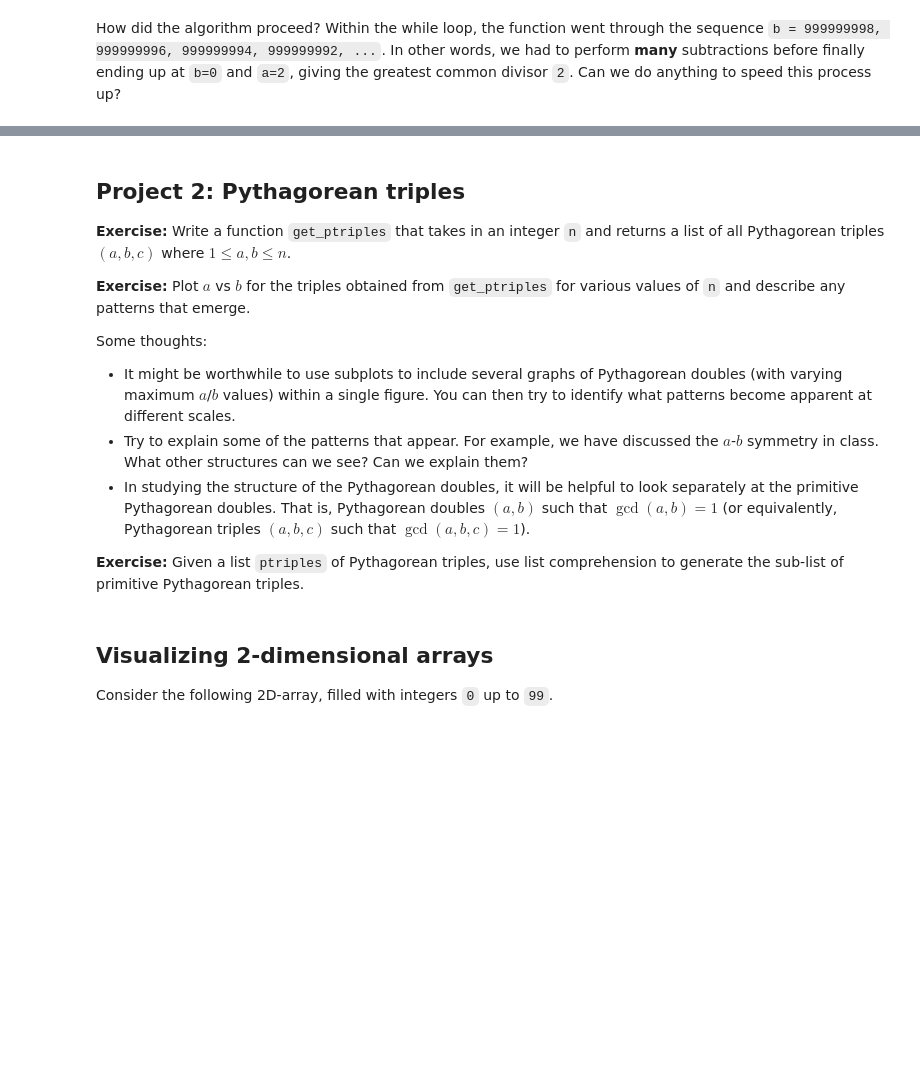
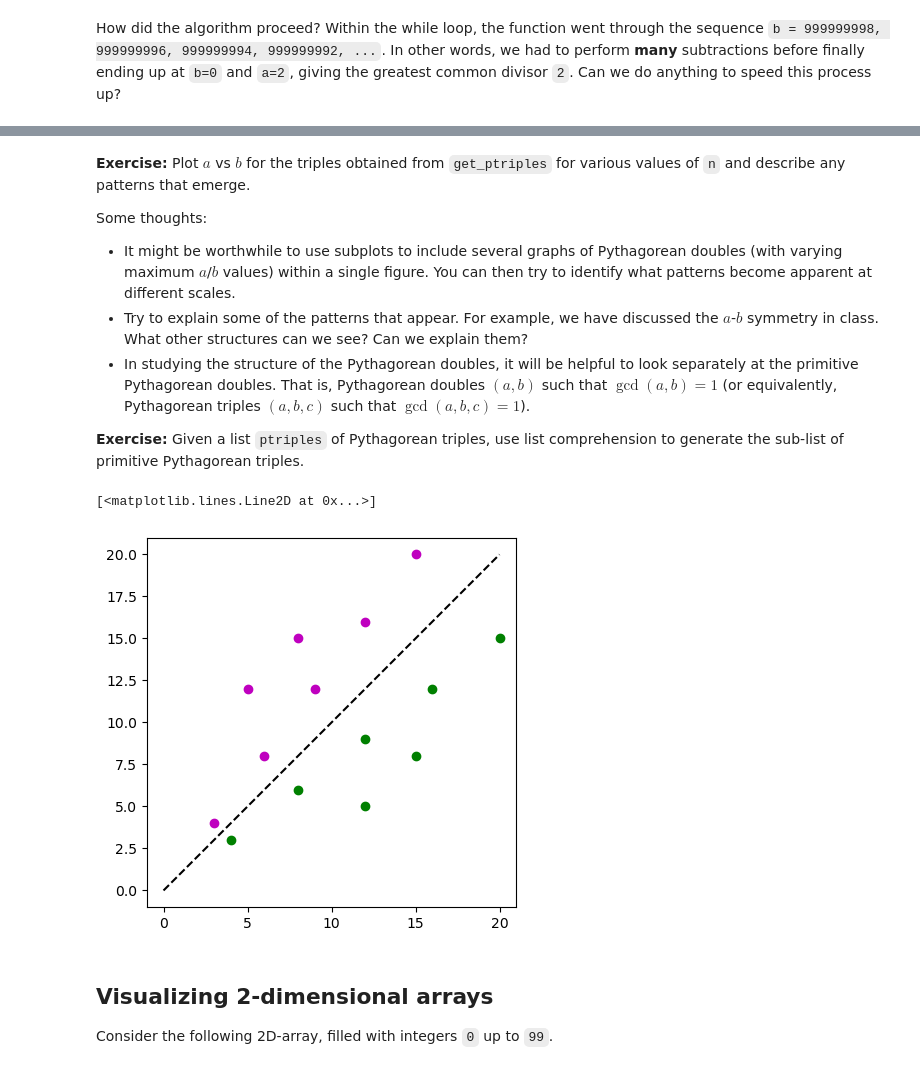
Before and after one commit to jllottes/jllottes.github.io, a Jupyter notebook: _static/weekly_notebooks/week06_notebook_day2.ipynb, the cells around one changed output, grey strips where cells are left out. Saved outputs shown, nothing was run; the diff lists cells and outputs as text; code cells hidden in the pictures; blank space fills up the shorter version.

```diff
--- a/_static/weekly_notebooks/week06_notebook_day2.ipynb
+++ b/_static/weekly_notebooks/week06_notebook_day2.ipynb
@@ -26,0 +48,12 @@ How did the algorithm proceed? Within the while loop, the function went through
+# %%
+def is_square(n):
+    sqrt_n = n**(1/2)
+    if round(sqrt_n)**2 == n:
+        return True
+    else:
+        return False
+# %%
+for a in range(1,n+1):
+    for b in range(1,n+1):
+        if is_square(a**2 + b**2):
+            c =
@@ -27,8 +64,4 @@ How did the algorithm proceed? Within the while loop, the function went through
 # %% [markdown]
-## Project 2: Pythagorean triples
-
-**Exercise:** Write a function `get_ptriples` that takes in an integer `n` and returns a list of all Pythagorean triples $(a,b,c)$ where $1 \leq a, b \leq n$.
-
 **Exercise:** Plot $a$ vs $b$ for the triples obtained from `get_ptriples` for various values of `n` and describe any patterns that emerge.
 
 Some thoughts:
@@ -38,3 +71,38 @@ Some thoughts:
  - In studying the structure of the Pythagorean doubles, it will be helpful to look separately at the primitive Pythagorean doubles. That is, Pythagorean doubles $(a,b)$ such that $\gcd(a,b) = 1$ (or equivalently, Pythagorean triples $(a,b,c)$ such that $\gcd(a,b,c) = 1$).
 
 **Exercise:** Given a list `ptriples` of Pythagorean triples, use list comprehension to generate the sub-list of primitive Pythagorean triples.
+# %%
+ptriples = [[3, 4, 5],
+[4, 3, 5],
+[5, 12, 13],
+[6, 8, 10],
+[8, 6, 10],
+[8, 15, 17],
+[9, 12, 15],
+[12, 5, 13],
+[12, 9, 15],
+[12, 16, 20],
+[15, 8, 17],
+[15, 20, 25],
+[16, 12, 20],
+[20, 15, 25]]
+# %%
+ptriples_a_lt_b = [[a,b,c] for a,b,c in ptriples if a <= b]
+ptriples_b_lt_a = [[a,b,c] for a,b,c in ptriples if b <= a]
+
+plt.figure()
+plt.subplot(aspect='equal')
+
+a_lt_b_a_list = [a for a,b,c in ptriples_a_lt_b]
+a_lt_b_b_list = [b for a,b,c in ptriples_a_lt_b]
+
+b_lt_a_a_list = [a for a,b,c in ptriples_b_lt_a]
+b_lt_a_b_list = [b for a,b,c in ptriples_b_lt_a]
+
+plt.plot(a_lt_b_a_list, a_lt_b_b_list, 'mo')
+plt.plot(b_lt_a_a_list, b_lt_a_b_list, 'go')
+
+plt.plot([0,20],[0,20],'k--')
+# %% [output]
+[<matplotlib.lines.Line2D at 0x...>]
+[figure, added]
```
Also changed, not shown: parts of 35 cells of this notebook, 9 other files.
